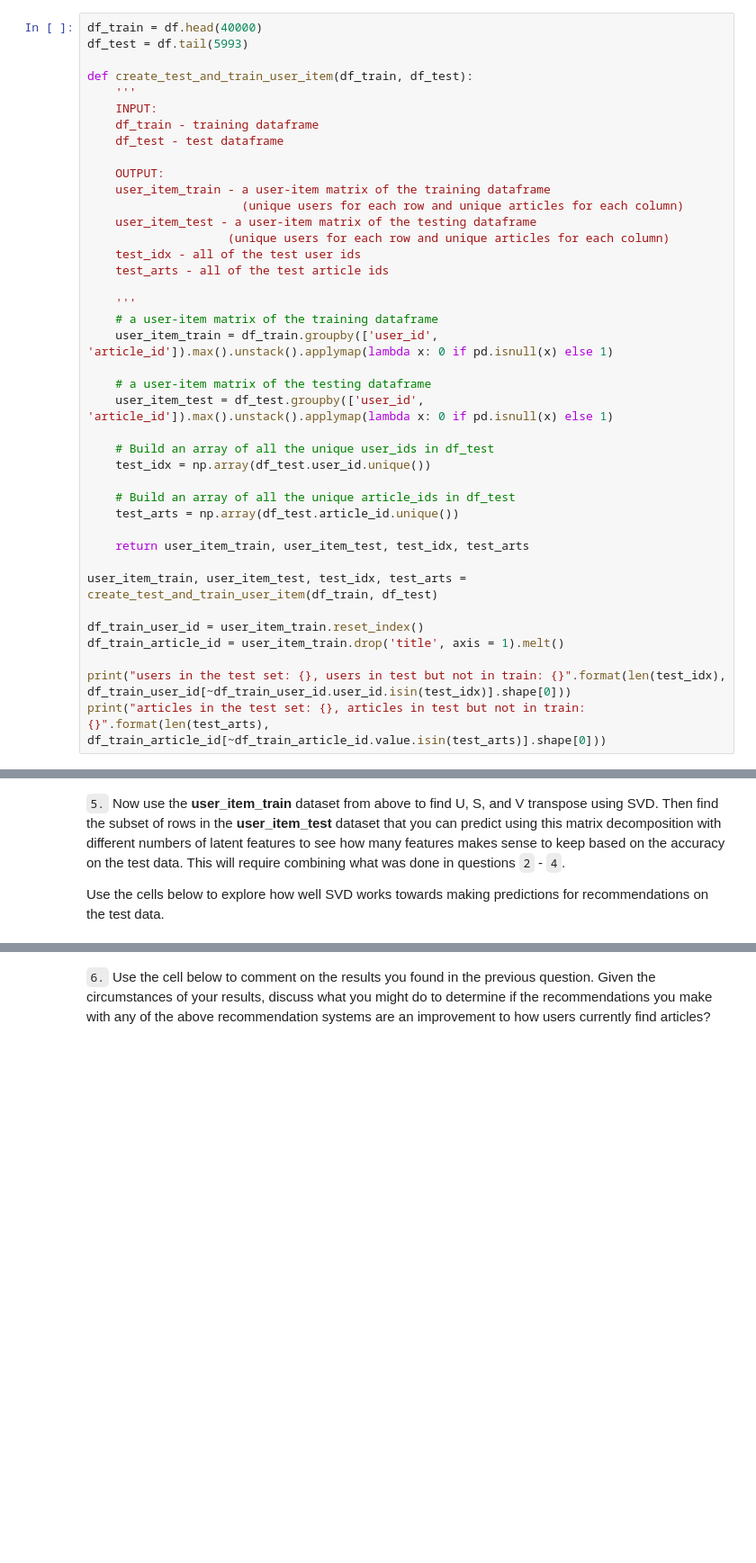
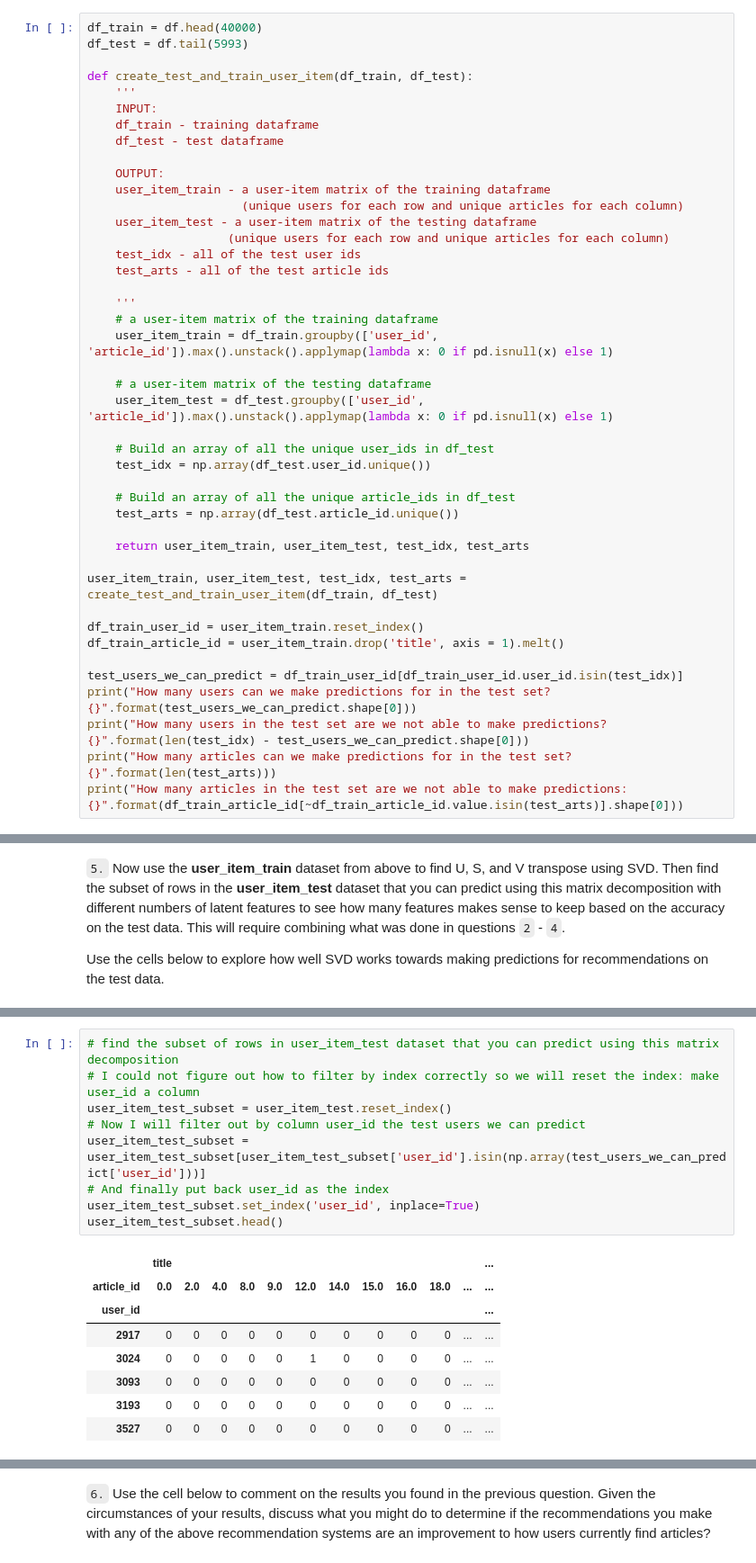
Before and after one commit to hmelendez001/Project3-Udacity-Data-Scientist, a Jupyter notebook: Recommendations_with_IBM.ipynb, the cells around one changed output, grey strips where cells are left out. Shown: that part at 90% size. Drawn from its saved outputs; the diff is of its cells as text; blank space fills up the shorter version.

```diff
--- a/Recommendations_with_IBM.ipynb
+++ b/Recommendations_with_IBM.ipynb
@@ -1061,6 +1069,9 @@ user_item_train, user_item_test, test_idx, test_arts = create_test_and_train_use
 df_train_user_id = user_item_train.reset_index()
 df_train_article_id = user_item_train.drop('title', axis = 1).melt()
 
-print("users in the test set: {}, users in test but not in train: {}".format(len(test_idx), df_train_user_id[~df_train_user_id.user_id.isin(test_idx)].shape[0]))
-print("articles in the test set: {}, articles in test but not in train: {}".format(len(test_arts), df_train_article_id[~df_train_article_id.value.isin(test_arts)].shape[0]))
+test_users_we_can_predict = df_train_user_id[df_train_user_id.user_id.isin(test_idx)]
+print("How many users can we make predictions for in the test set? {}".format(test_users_we_can_predict.shape[0]))
+print("How many users in the test set are we not able to make predictions? {}".format(len(test_idx) - test_users_we_can_predict.shape[0]))
+print("How many articles can we make predictions for in the test set? {}".format(len(test_arts)))
+print("How many articles in the test set are we not able to make predictions: {}".format(df_train_article_id[~df_train_article_id.value.isin(test_arts)].shape[0]))
 # %% [output]
@@ -1105,0 +1116,18 @@ u_train.shape, s_train.shape, vt_train.shape # fit svd similar to above then use
+# %%
+# find the subset of rows in user_item_test dataset that you can predict using this matrix decomposition
+# I could not figure out how to filter by index correctly so we will reset the index: make user_id a column
+user_item_test_subset = user_item_test.reset_index()
+# Now I will filter out by column user_id the test users we can predict
+user_item_test_subset = user_item_test_subset[user_item_test_subset['user_id'].isin(np.array(test_users_we_can_predict['user_id']))]
+# And finally put back user_id as the index
+user_item_test_subset.set_index('user_id', inplace=True)
+user_item_test_subset.head()
+# %% [output]
+|  | title |  |  |  |  |  |  |  |  |  |  | ... |
+| article_id | 0.0 | 2.0 | 4.0 | 8.0 | 9.0 | 12.0 | 14.0 | 15.0 | 16.0 | 18.0 | ... | ... |
+| user_id |  |  |  |  |  |  |  |  |  |  |  | ... |
+| 2917 | 0 | 0 | 0 | 0 | 0 | 0 | 0 | 0 | 0 | 0 | ... | ... |
+| 3024 | 0 | 0 | 0 | 0 | 0 | 1 | 0 | 0 | 0 | 0 | ... | ... |
+| 3093 | 0 | 0 | 0 | 0 | 0 | 0 | 0 | 0 | 0 | 0 | ... | ... |
+| 3193 | 0 | 0 | 0 | 0 | 0 | 0 | 0 | 0 | 0 | 0 | ... | ... |
+| 3527 | 0 | 0 | 0 | 0 | 0 | 0 | 0 | 0 | 0 | 0 | ... | ... |
```
Also changed, not shown: parts of 23 cells of this notebook, 2 other files.
